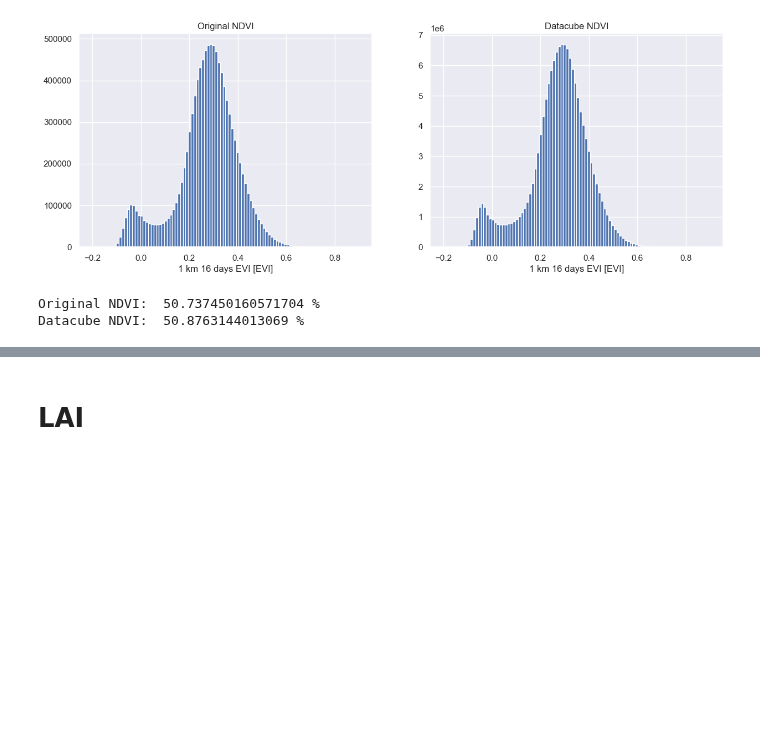
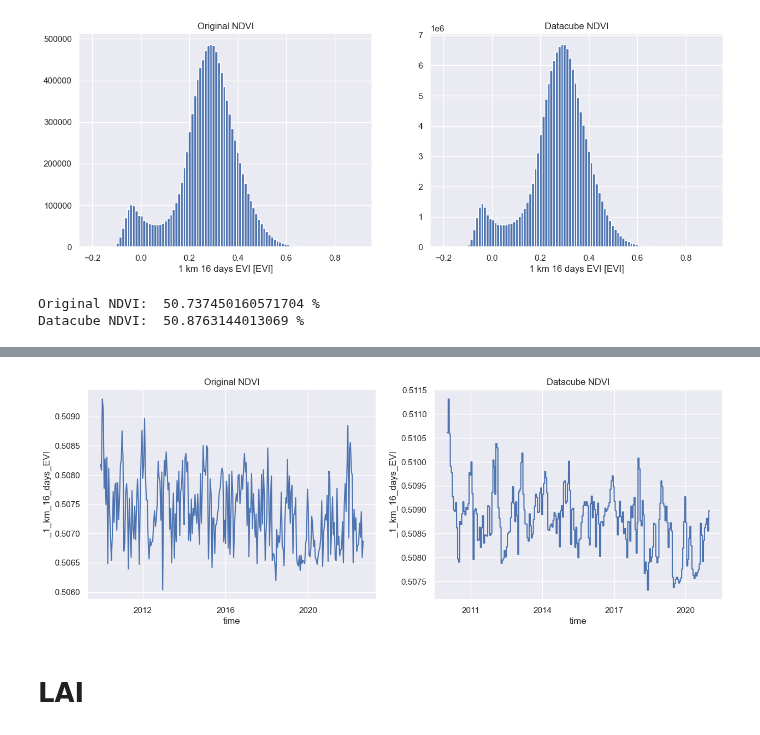
Before and after one commit to Sliders122/wildfire, a Jupyter notebook: src/Datacube_inspection.ipynb, the cells around one changed output, grey strips where cells are left out. Saved outputs shown, nothing was run; the diff lists cells and outputs as text; code cells hidden in the pictures; blank space fills up the shorter version.

```diff
--- a/src/Datacube_inspection.ipynb
+++ b/src/Datacube_inspection.ipynb
@@ -96,3 +127,13 @@ Datacube NDVI:  50.8763144013069 %
+# %%
+# PLot the pourcentage of missing values per time step
+fig, ax = plt.subplots(1, 2, figsize=(15, 5))
+ndvi_filter.isnull().mean(dim=['xdim', 'ydim']).plot(ax=ax[0])
+datacube['_1_km_16_days_EVI'].isnull().mean(dim=['x', 'y']).plot(ax=ax[1])
+ax[0].set_title('Original NDVI')
+ax[1].set_title('Datacube NDVI')
+plt.show()
+# %% [output]
+[figure, added]
 # %% [markdown]
 # LAI
 # %%
```
Also changed, not shown: parts of 6 cells of this notebook.
